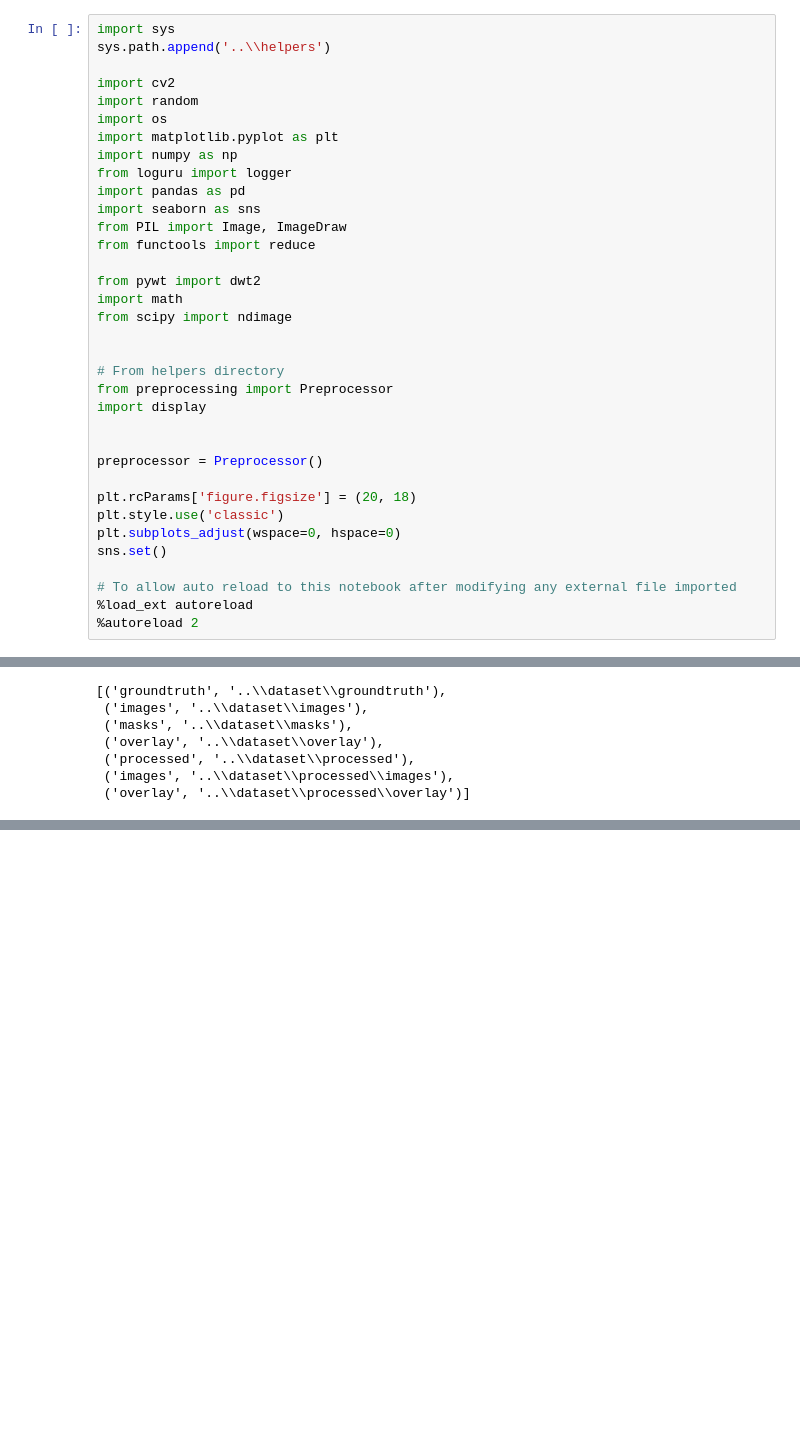
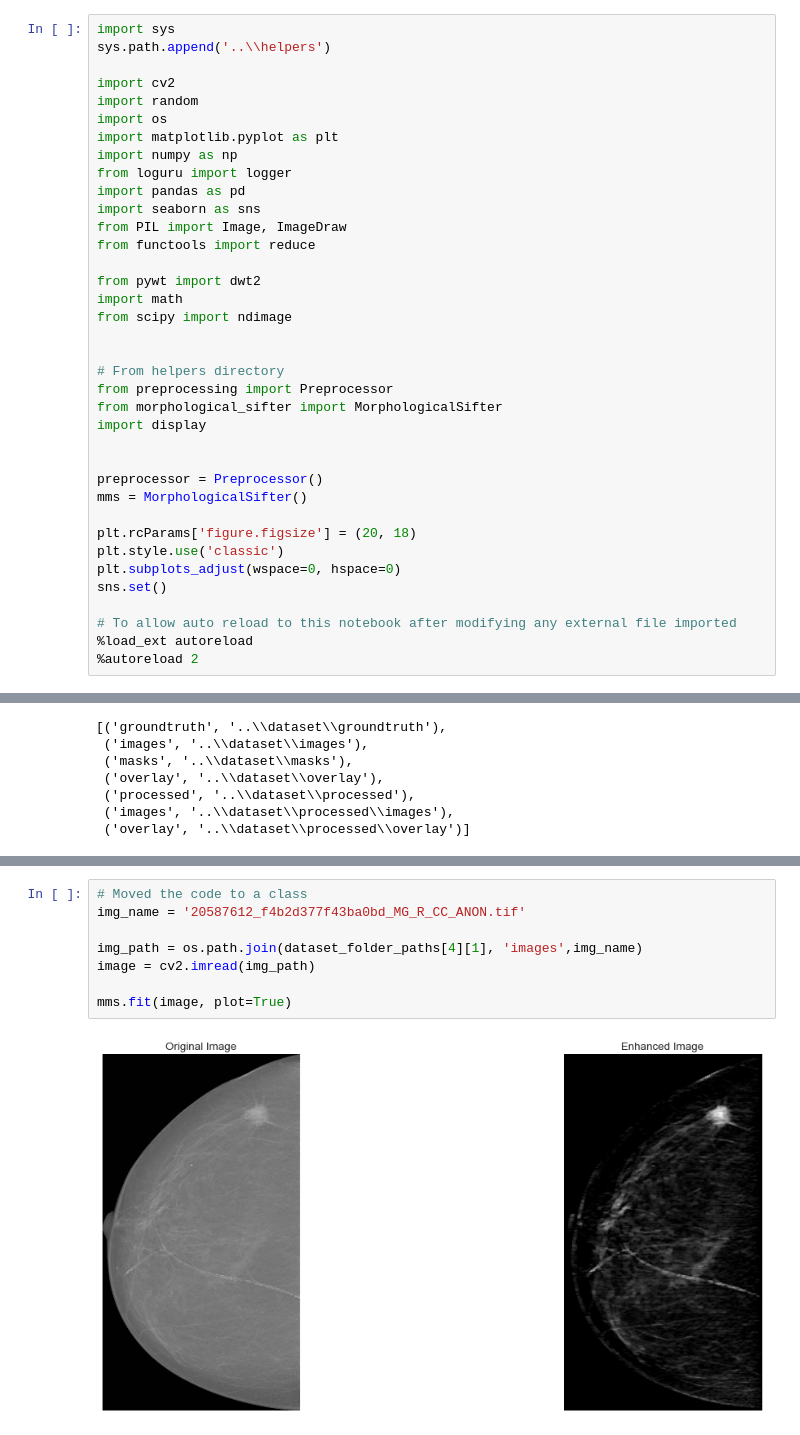
Before and after one commit to abdalrhmanu/breast-mass-detection-and-segmentation-using-multi-scale-morphological-sifting-and-kmeans-clustering, a Jupyter notebook: notebooks/multi-scale morphological sifter.ipynb, the cells around one changed output, grey strips where cells are left out. Drawn from its saved outputs; the diff is of its cells as text; blank space fills up the shorter version.

```diff
--- a/notebooks/multi-scale morphological sifter.ipynb
+++ b/notebooks/multi-scale morphological sifter.ipynb
@@ -20,10 +20,12 @@ from scipy import ndimage
 
 # From helpers directory
 from preprocessing import Preprocessor
+from morphological_sifter import MorphologicalSifter
 import display
 
 
 preprocessor = Preprocessor()
+mms = MorphologicalSifter()
 
 plt.rcParams['figure.figsize'] = (20, 18)
 plt.style.use('classic')
@@ -213,3 +205,13 @@ plt.imshow(enhanced_image, cmap='gray')
 plt.show()
 # %% [output]
 [figure]
+# %%
+# Moved the code to a class
+img_name = '20587612_f4b2d377f43ba0bd_MG_R_CC_ANON.tif'
+
+img_path = os.path.join(dataset_folder_paths[4][1], 'images',img_name)
+image = cv2.imread(img_path)
+
+mms.fit(image, plot=True)
+# %% [output]
+[figure, added]
```
Also changed, not shown: parts of 5 cells of this notebook, 3 other files.
